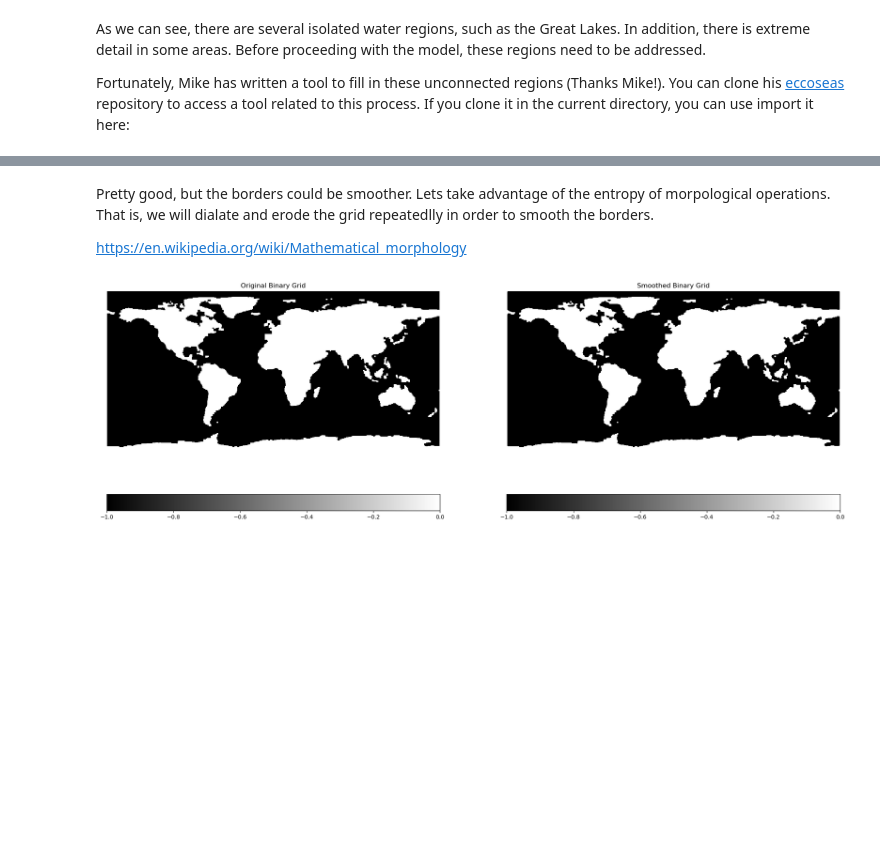
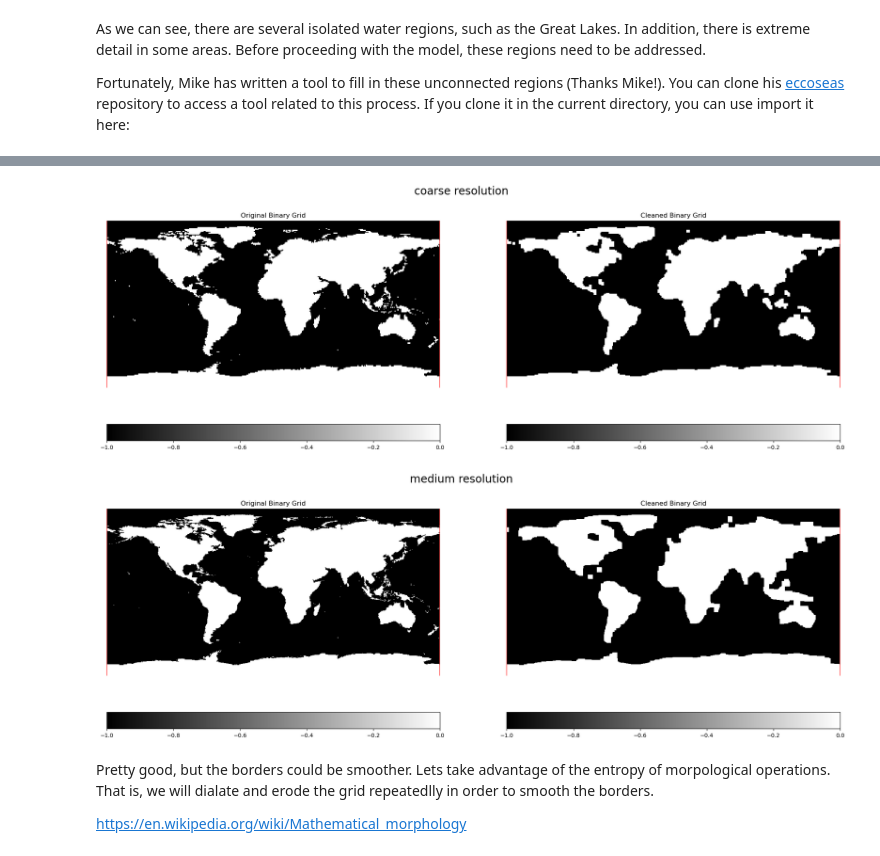
Before and after one commit to tparker1/cs185c_fall2024, a Jupyter notebook: Project/notebooks/9-2 Creating Bathymetry.ipynb, the cells around one changed output, grey strips where cells are left out. Saved outputs shown, nothing was run; the diff lists cells and outputs as text; code cells hidden in the pictures; blank space fills up the shorter version.

```diff
--- a/Project/notebooks/9-2 Creating Bathymetry.ipynb
+++ b/Project/notebooks/9-2 Creating Bathymetry.ipynb
@@ -110,3 +147 @@ With the tools imported, we can now use the `fill_unconnected_model_regions` to
-# %%
-model_binary_grid = edb.fill_unconnected_model_regions(binary_grid, central_wet_row=30, central_wet_col=30)
 # %%
@@ -166,3 +230,58 @@ plt.close()
+# %%
+def bin_open_close(model_binary_grid, n_cols, n_rows, res):
+
+    model_binary_grid_bin = np.copy(model_binary_grid)
+    model_binary_grid_bin = model_binary_grid_bin * -1
+
+    if res == 'coarse':
+        bubble_size = 3
+    elif res == 'medium':
+        bubble_size = 9
+    structure = np.ones((bubble_size,bubble_size))
+
+    # repeat grid for periodic boundaries (because this function eats away at the edges)
+    repeated_grid = np.tile(model_binary_grid_bin, (3,3))
+    opened_grid = binary_opening(repeated_grid, structure=structure)    # close holes of 1s
+    cleaned_grid = binary_closing(opened_grid, structure=structure)     # close holes of 0s
+
+    cleaned_grid = cleaned_grid*-1
+
+    cleaned_grid[(n_cols)-5:(n_cols), :] = -1
+
+    fig, axs = plt.subplots(1, 2, figsize=(24, 8))
+
+    C = axs[0].pcolormesh(model_binary_grid_bin*-1, cmap='gray')
+    axs[0].set_title('Original Binary Grid')
+    axs[0].axis('off')
+    axs[0].set_aspect('equal', adjustable='box')
+    cbar = plt.colorbar(C, ax=axs[0], orientation='horizontal')
+    axs[0].axvline(x=0, color='red')
+    axs[0].axvline(x=n_cols, color='red')
+    plt.gca().set_aspect('equal', adjustable='box')
+
+    # cleaned_grid = cleaned_grid[n_rows:(n_rows*2), n_cols:(n_cols*2)]
+
+    C = axs[1].pcolormesh(cleaned_grid[n_rows:(n_rows*2), n_cols:(n_cols*2)], cmap='gray')
+    axs[1].set_title('Cleaned Binary Grid')
+    axs[1].axis('off')
+    axs[1].set_aspect('equal', adjustable='box')
+    cbar = plt.colorbar(C, ax=axs[1], orientation='horizontal')
+    axs[1].axvline(x=0, color='red')
+    axs[1].axvline(x=n_cols, color='red')
+    plt.gca().set_aspect('equal', adjustable='box')
+
+    plt.suptitle(res + ' resolution', fontsize=20)
+
+    plt.show()
+    plt.close()
+
+    return cleaned_grid
+
+cleaned_grid_coarse = bin_open_close(model_binary_grid_coarse, n_cols_coarse, n_rows_coarse, 'coarse')
+cleaned_grid_medium = bin_open_close(model_binary_grid_medium, n_cols_medium, n_rows_medium, 'medium')
+# %% [output]
+[figure, added]
+[figure, added]
 # %% [markdown]
 Pretty good, but the borders could be smoother. Lets take advantage of the entropy of morpological operations. That is, we will dialate and erode the grid repeatedlly in order to smooth the borders.
 
@@ -183,20 +288,0 @@ smoothed_grid = smoothed_grid*-1
-# %%
-fig, axs = plt.subplots(1, 2, figsize=(24, 8))
-
-C = axs[0].pcolormesh(cleaned_grid, cmap='gray')
-axs[0].set_title('Original Binary Grid')
-axs[0].axis('off')
-axs[0].set_aspect('equal', adjustable='box')
-cbar = plt.colorbar(C, ax=axs[0], orientation='horizontal')
-plt.gca().set_aspect('equal', adjustable='box')
-
-C = axs[1].pcolormesh(smoothed_grid, cmap='gray')
-axs[1].set_title('Smoothed Binary Grid')
-axs[1].axis('off')
-axs[1].set_aspect('equal', adjustable='box')
-cbar = plt.colorbar(C, ax=axs[1], orientation='horizontal')
-plt.gca().set_aspect('equal', adjustable='box')
-
-plt.show()
-# %% [output]
-[figure, removed]
```
Also changed, not shown: parts of 25 cells of this notebook.
